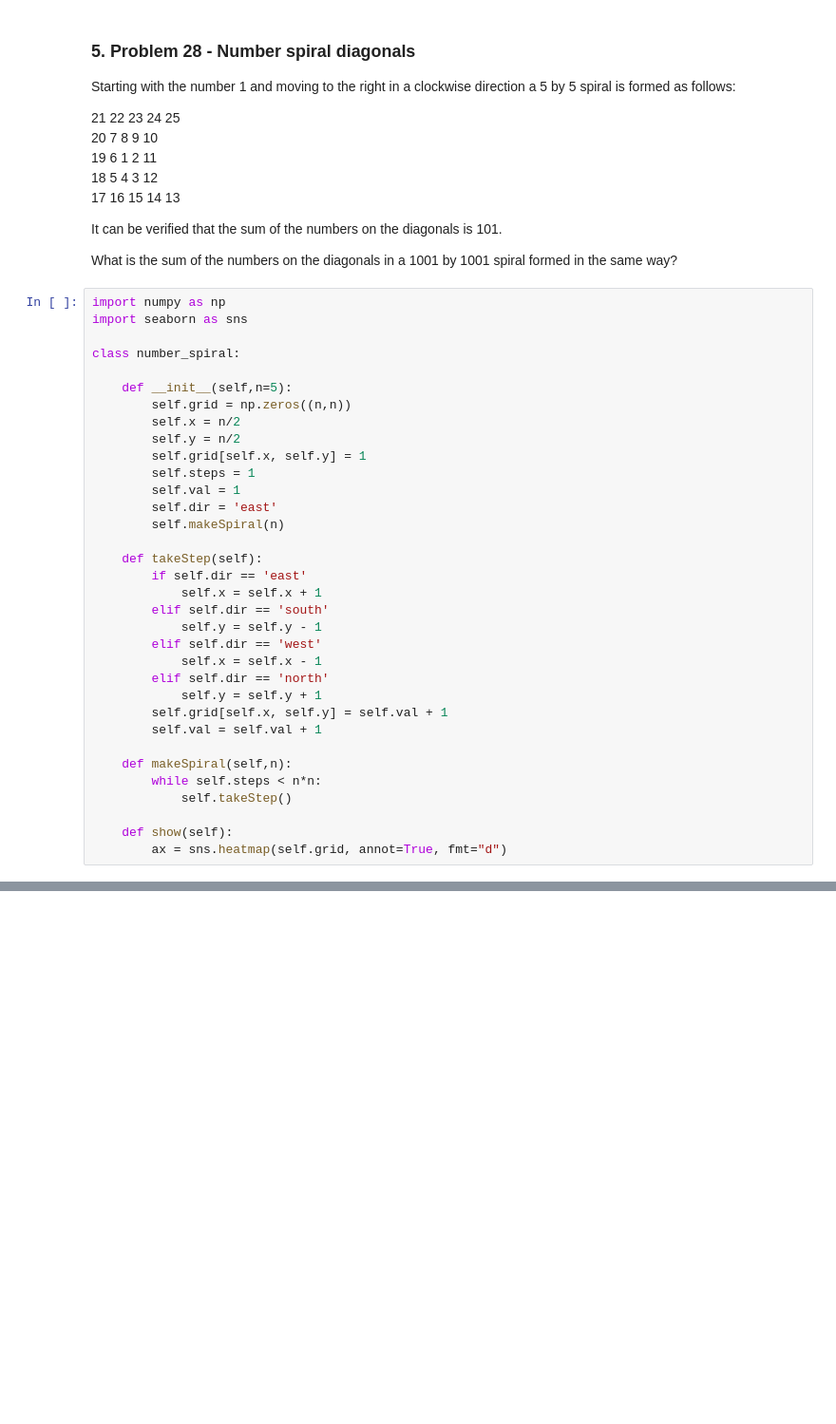
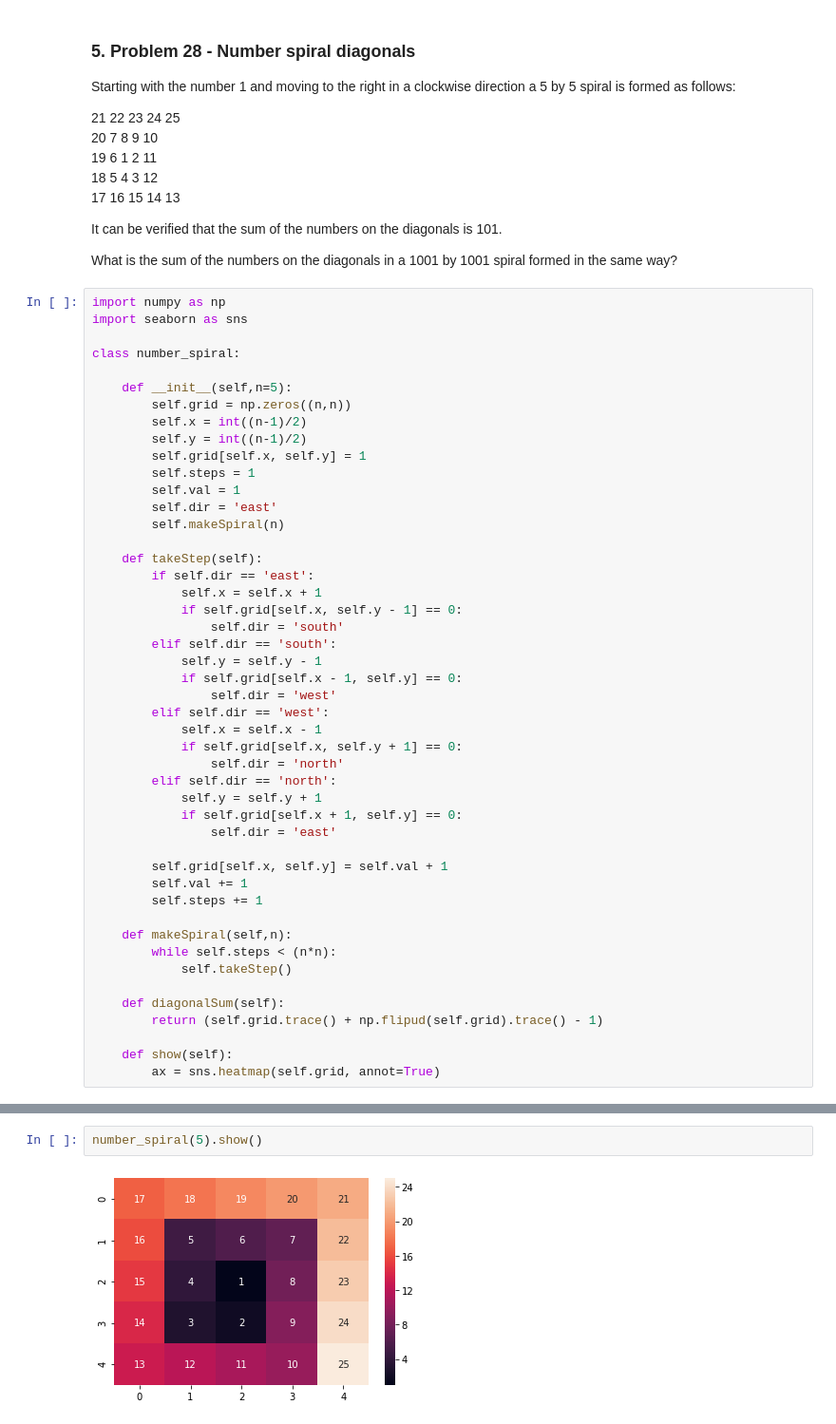
Before and after one commit to sbuergers/12-day-prep-TDI, a Jupyter notebook: Day3-Python-basics.ipynb, the cells around one changed output, grey strips where cells are left out. Shown at 95% size. Saved outputs shown, nothing was run; the diff lists cells and outputs as text; blank space fills up the shorter version.

```diff
--- a/Day3-Python-basics.ipynb
+++ b/Day3-Python-basics.ipynb
@@ -186,8 +201,8 @@ class number_spiral:
 
     def __init__(self,n=5):
         self.grid = np.zeros((n,n))
-        self.x = n/2
-        self.y = n/2
+        self.x = int((n-1)/2)
+        self.y = int((n-1)/2)
         self.grid[self.x, self.y] = 1
         self.steps = 1
         self.val = 1
@@ -195,21 +210,34 @@ class number_spiral:
         self.makeSpiral(n)
 
     def takeStep(self):
-        if self.dir == 'east'
+        if self.dir == 'east':
             self.x = self.x + 1
-        elif self.dir == 'south'
+            if self.grid[self.x, self.y - 1] == 0:
+                self.dir = 'south'
+        elif self.dir == 'south':
             self.y = self.y - 1
-        elif self.dir == 'west'
+            if self.grid[self.x - 1, self.y] == 0:
+                self.dir = 'west'
+        elif self.dir == 'west':
             self.x = self.x - 1
-        elif self.dir == 'north'
+            if self.grid[self.x, self.y + 1] == 0:
+                self.dir = 'north'
+        elif self.dir == 'north':
             self.y = self.y + 1
+            if self.grid[self.x + 1, self.y] == 0:
+                self.dir = 'east'
+
         self.grid[self.x, self.y] = self.val + 1
-        self.val = self.val + 1
+        self.val += 1
+        self.steps += 1
 
     def makeSpiral(self,n):
-        while self.steps < n*n:
+        while self.steps < (n*n):
             self.takeStep()
 
+    def diagonalSum(self):
+        return (self.grid.trace() + np.flipud(self.grid).trace() - 1)
+
     def show(self):
-        ax = sns.heatmap(self.grid, annot=True, fmt="d")
+        ax = sns.heatmap(self.grid, annot=True)
 # %%
@@ -216,0 +251,4 @@ number_spiral()
+# %%
+number_spiral(5).show()
+# %% [output]
+[figure, added]
```
Also changed, not shown: parts of 29 cells of this notebook.
